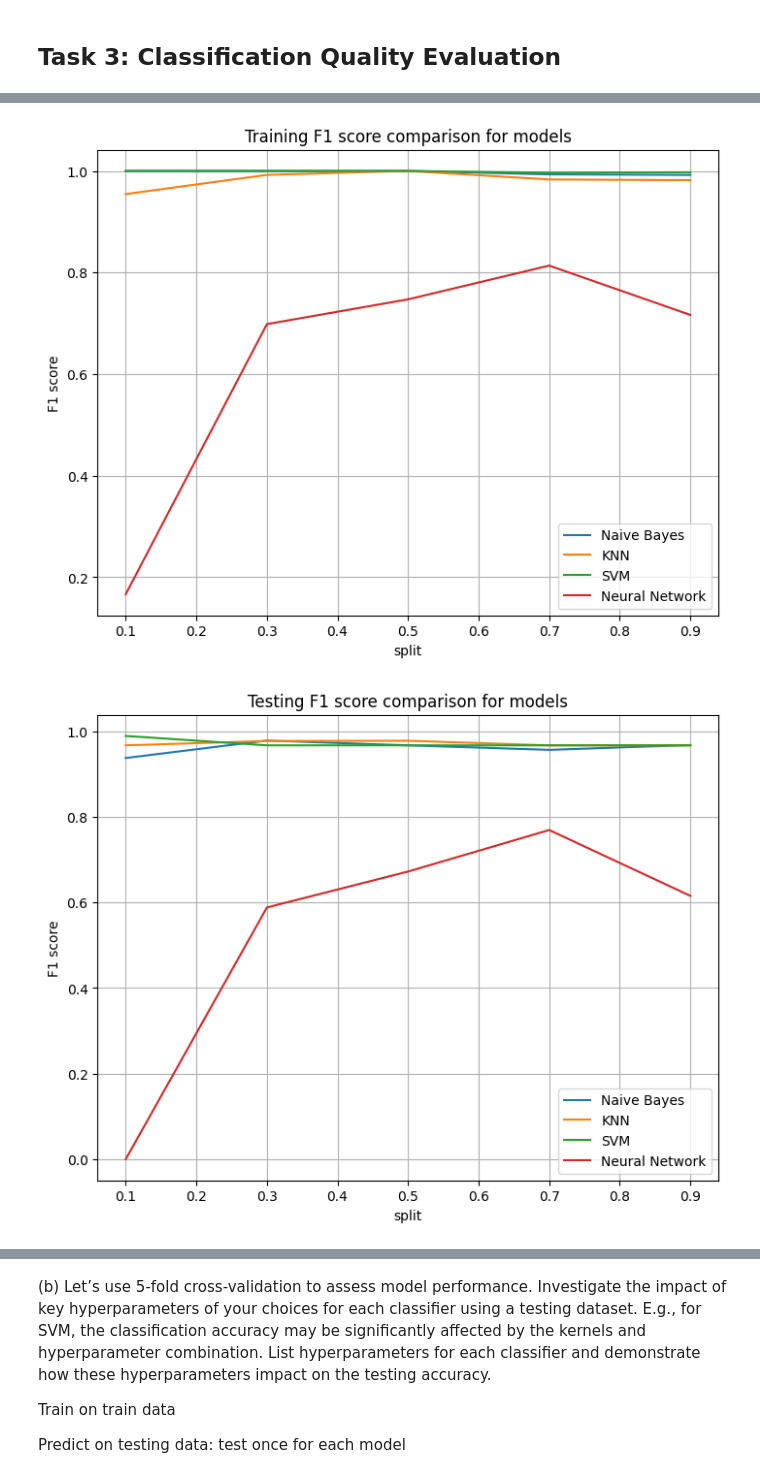
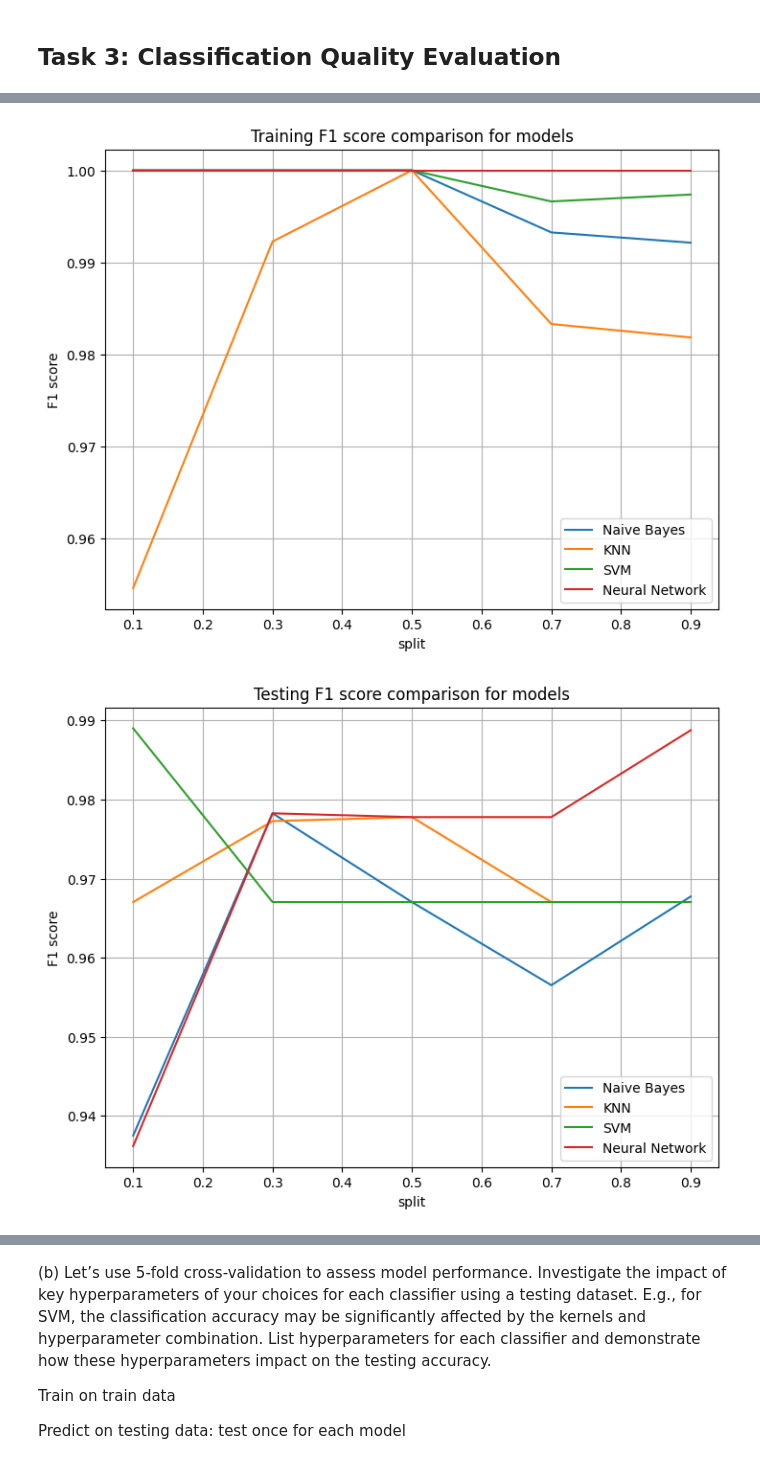
Before and after one commit to jeffcct/Tutorial-5, a Jupyter notebook: Assignment/A3_Code_Group_T06-4.ipynb, the cells around one changed output, grey strips where cells are left out. Drawn from its saved outputs; the diff is of its cells as text; code cells hidden in the pictures.

```diff
--- a/Assignment/A3_Code_Group_T06-4.ipynb
+++ b/Assignment/A3_Code_Group_T06-4.ipynb
@@ -574,7 +579,7 @@ for split in splits:
                         activation='relu',
                         solver='sgd',
                         learning_rate_init=0.01,
-                        max_iter=1,
+                        max_iter=100,
                         warm_start=True,
                         random_state=42)
             model.fit(X_train_tfidf, y_train)
@@ -641,2 +646,2 @@ Neural Network model: with split = 0.9 scores result: 0.6153846153846154
-[figure, old version]
+[figure, new version]
-[figure, old version]
+[figure, new version]
```
Also changed, not shown: parts of 5 cells of this notebook.
